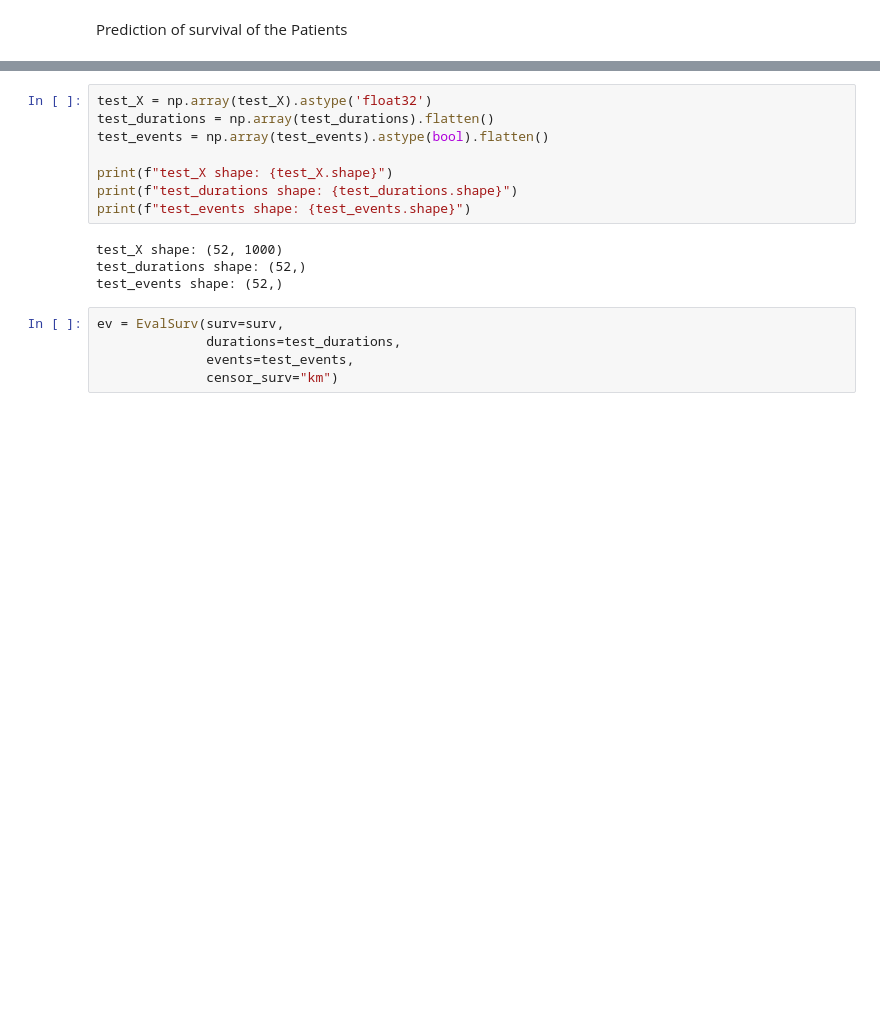
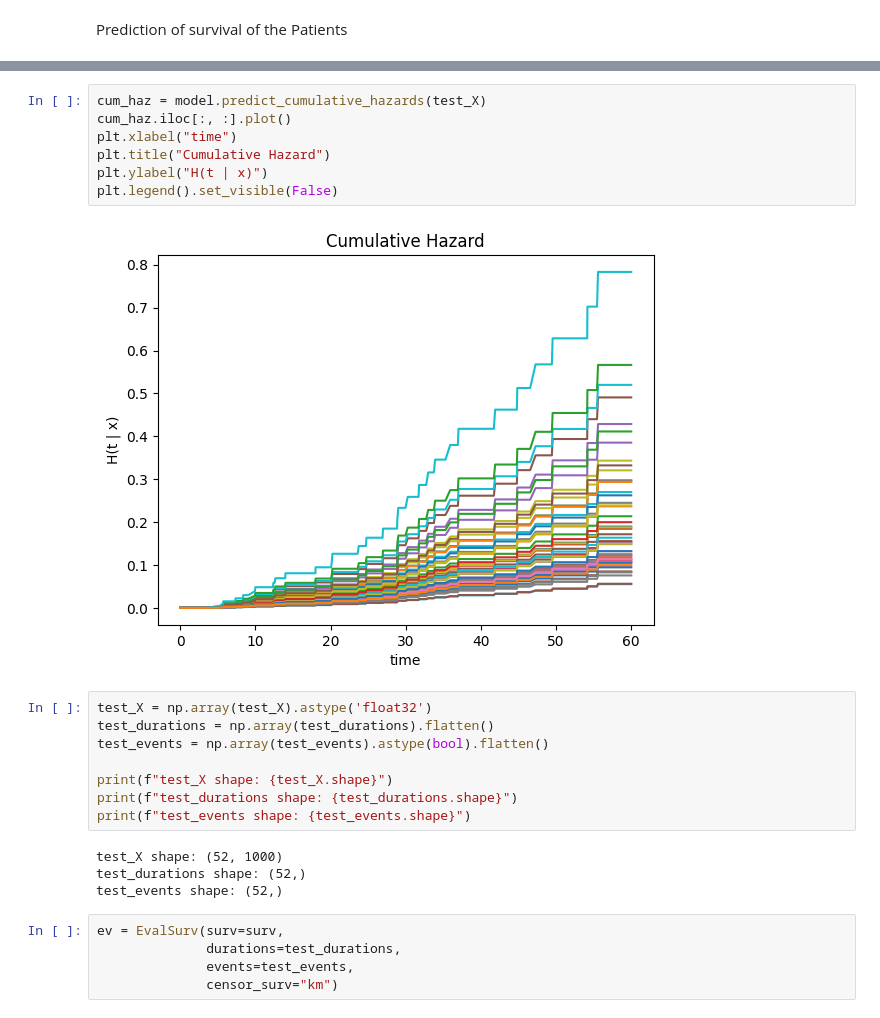
Before and after one commit to Fasmanuel2002/UPSA_Thesis_Research, a Jupyter notebook: research/notebooks/nn_Cox_limma.ipynb, the cells around one changed output, grey strips where cells are left out. Saved outputs shown, nothing was run; the diff lists cells and outputs as text; blank space fills up the shorter version.

```diff
--- a/research/notebooks/nn_Cox_limma.ipynb
+++ b/research/notebooks/nn_Cox_limma.ipynb
@@ -424,3 +445,12 @@ _ = plt.xlabel("Time")
+# %%
+cum_haz = model.predict_cumulative_hazards(test_X)
+cum_haz.iloc[:, :].plot()
+plt.xlabel("time")
+plt.title("Cumulative Hazard")
+plt.ylabel("H(t | x)")
+plt.legend().set_visible(False)
+# %% [output]
+[figure, added]
 # %%
 test_X = np.array(test_X).astype('float32')
 test_durations = np.array(test_durations).flatten()
```
Also changed, not shown: parts of 14 cells of this notebook.
